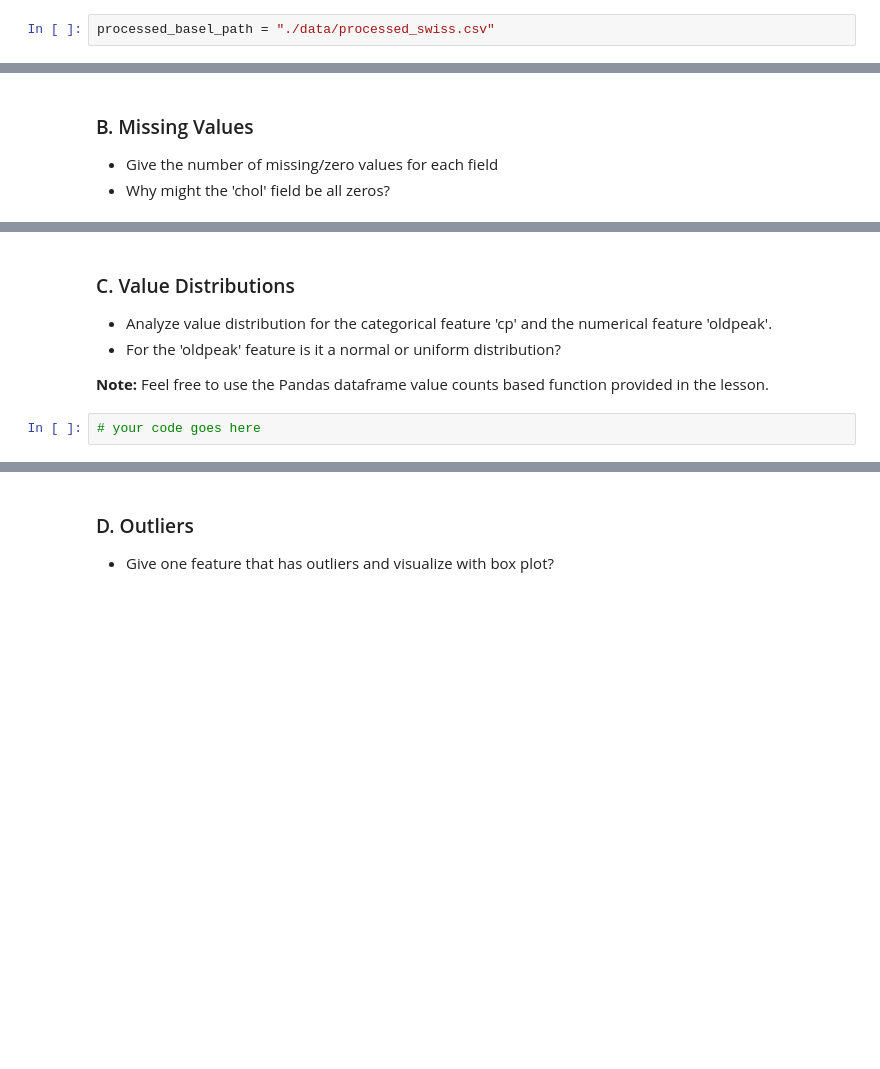
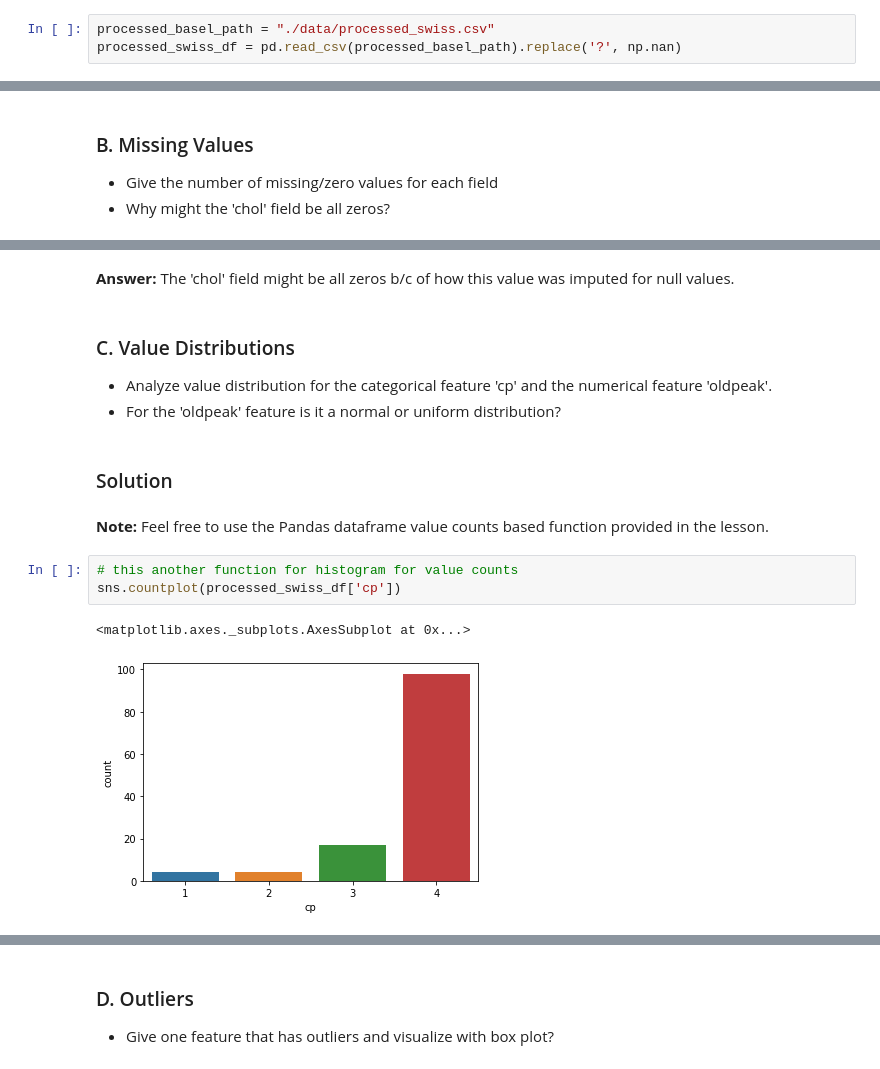
Before and after one commit to TRoboto/Udacity, a Jupyter notebook: AI for Healthcare Nanodegree/Exercise - Analyze Dataset/Analyze_Dataset_Exercise.ipynb, the cells around one changed output, grey strips where cells are left out. Cells and saved outputs as stored; diff of their text form; blank space fills up the shorter version.

```diff
--- a/AI for Healthcare Nanodegree/Exercise - Analyze Dataset/Analyze_Dataset_Exercise.ipynb
+++ b/AI for Healthcare Nanodegree/Exercise - Analyze Dataset/Analyze_Dataset_Exercise.ipynb
@@ -30,2 +30,3 @@ import matplotlib.pyplot as plt
 # %%
 processed_basel_path = "./data/processed_swiss.csv"
+processed_swiss_df = pd.read_csv(processed_basel_path).replace('?', np.nan)
@@ -45,8 +132,16 @@ processed_basel_path = "./data/processed_swiss.csv"
+# %% [markdown]
+**Answer:** The 'chol' field might be all zeros b/c of how this value was imputed for null values.
 # %% [markdown]
 ### C. Value Distributions
 - Analyze value distribution for the categorical feature 'cp' and the numerical feature 'oldpeak'.
 - For the 'oldpeak' feature is it a normal or uniform distribution?
-
-**Note:** Feel free to use the Pandas dataframe value counts based function provided in the lesson.
-# %%
-# your code goes here
+# %% [markdown]
+### Solution
+# %% [markdown]
+**Note:** Feel free to use the Pandas dataframe value counts based function provided in the lesson.
+# %%
+# this another function for histogram for value counts
+sns.countplot(processed_swiss_df['cp'])
+# %% [output]
+<matplotlib.axes._subplots.AxesSubplot at 0x...>
+[figure, added]
```
Also changed, not shown: parts of 21 cells of this notebook.
